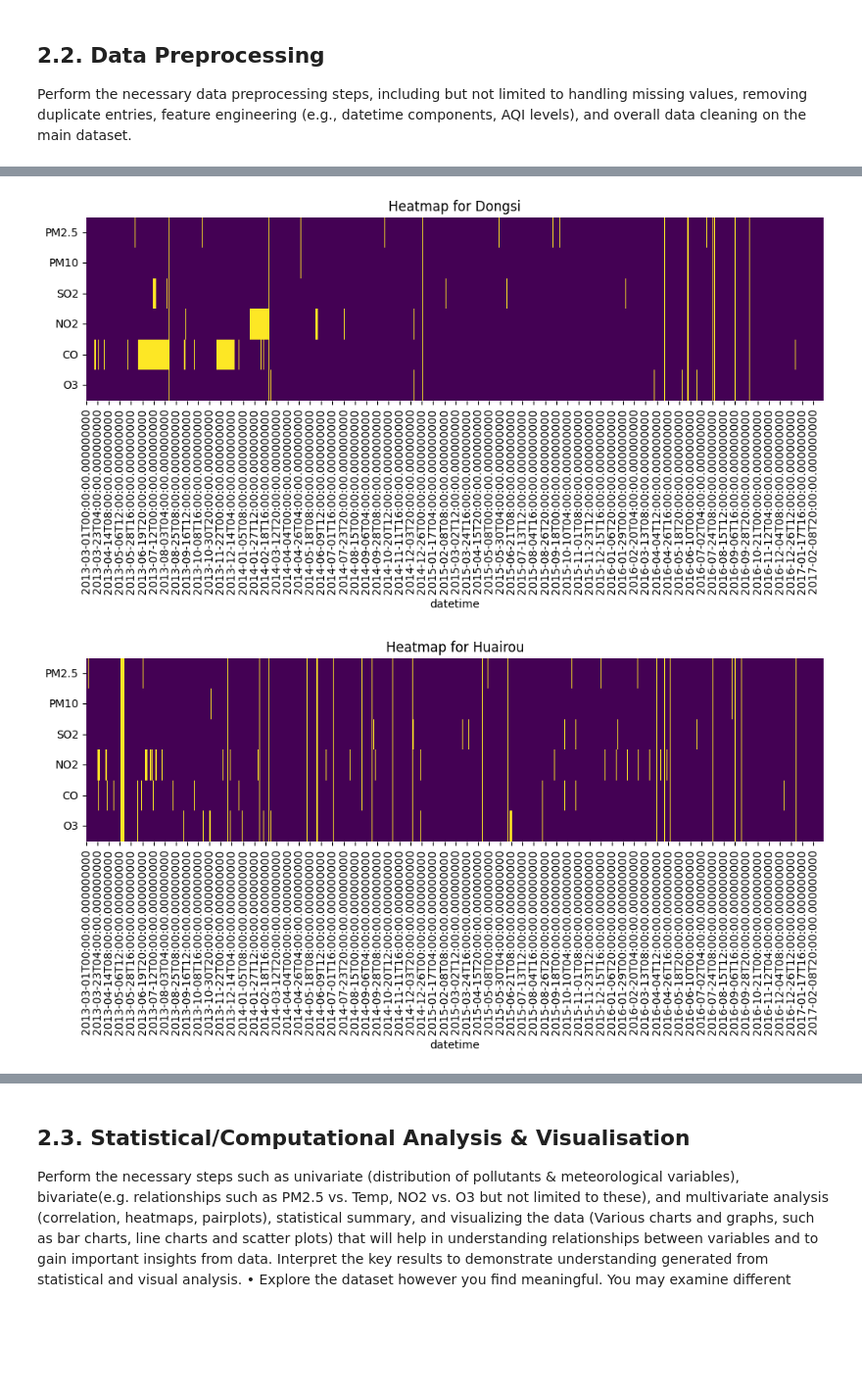
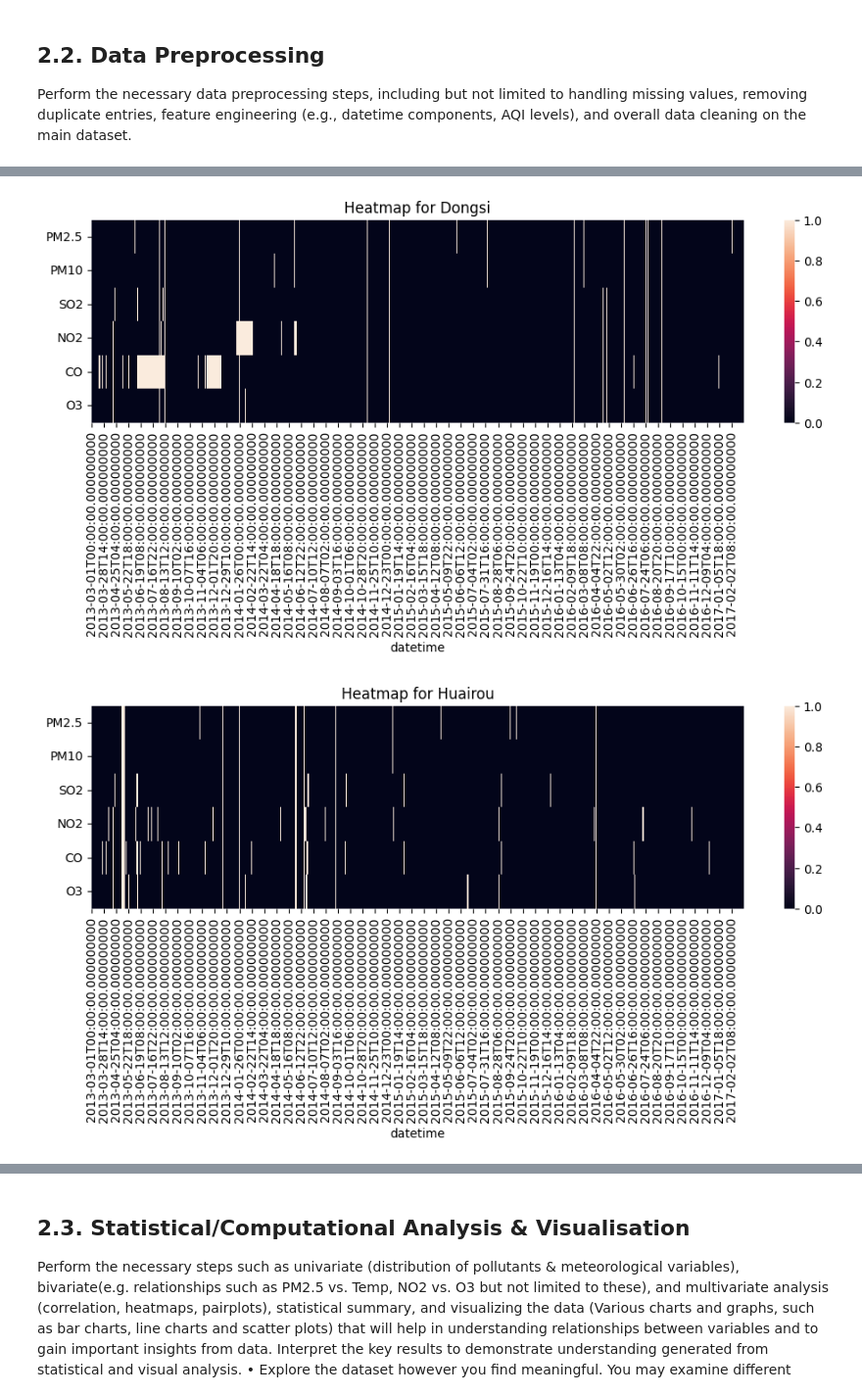
Before and after one commit to almar5855/CMP7005_PRAC1, a Jupyter notebook: st20339453 CMP7005 PRAC1.ipynb, the cells around one changed output, grey strips where cells are left out. Shown at 98% size. Saved outputs shown, nothing was run; the diff lists cells and outputs as text; code cells hidden in the pictures; blank space fills up the shorter version.

```diff
--- a/st20339453 CMP7005 PRAC1.ipynb
+++ b/st20339453 CMP7005 PRAC1.ipynb
@@ -233,18 +233,13 @@ dtype: int64
 # %%
 import seaborn as sns
 
 for station, data in tmp:
     plt.figure(figsize=(12, 3))
     sns.heatmap(
-        data.isna().T,          # transpose so variables are rows
-        cbar=False,
-        cmap='viridis'
+        data.isna().T,
     )
     plt.title(f"Heatmap for {station}")
-    # plt.xlabel("Time index")
-    # plt.ylabel("Variables")
-    # plt.tight_layout()
     plt.show()
 # %% [output]
-[figure, old version]
+[figure, new version]
-[figure, old version]
+[figure, new version]
```
Also changed, not shown: parts of 5 cells of this notebook.
